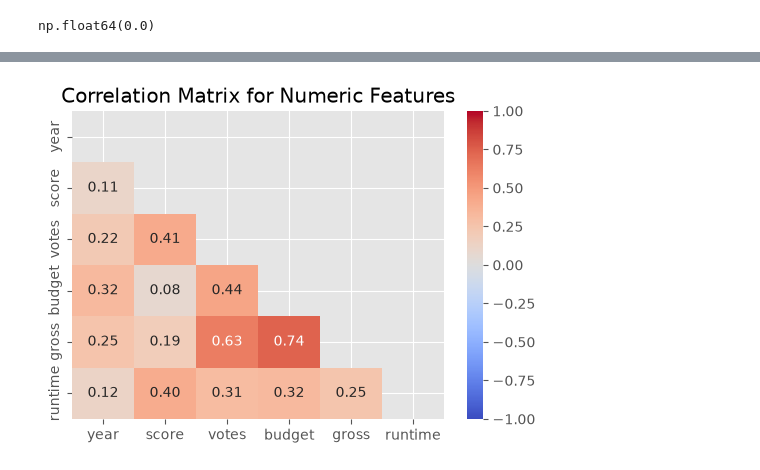
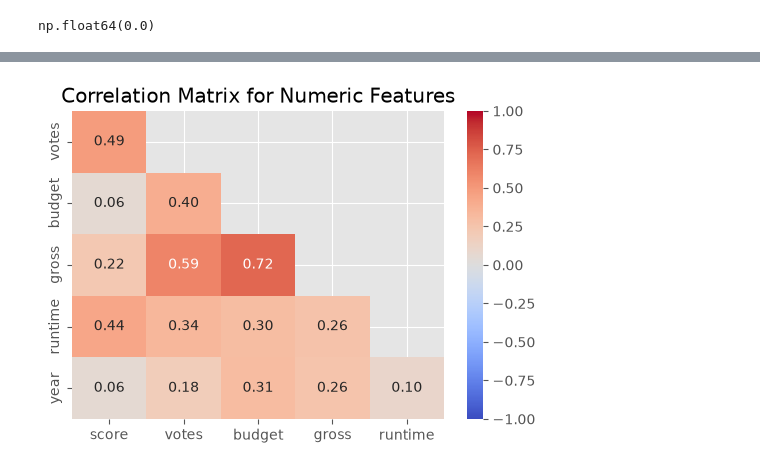
Before and after one commit to ogicode/Film_Correlation, a Jupyter notebook: notebook.ipynb, the cells around one changed output, grey strips where cells are left out. Drawn from its saved outputs; the diff is of its cells as text; code cells hidden in the pictures.

```diff
--- a/notebook.ipynb
+++ b/notebook.ipynb
@@ -214,11 +226,14 @@ plt.show()
 # %% [markdown]
 It looks like the bigger gross the less missing buget, also most movies are in the category of over 10 milion. It is also much more interesting to big studios to look at movies with biger bugets. Fro these reasons we will drop movies under 10mil.
 # %%
-# drop movies under 10mil
-df = df[df['gross'] >= 10_000_000]
+# drop movies under 10mil and year isnt 2020
+df = df[(df['gross'] >= 10_000_000) & (df['year'] != 2020)]
 # %%
 # check duplicate rows
 round(df.duplicated().mean() * 100, 2)
 # %% [output]
 np.float64(0.0)
+# %%
+# lets add estimated studio revenue, assuming ~50% of gross goes to cinemas
+df['revenue_est'] = df['gross'] / 2
 # %% [markdown]
@@ -226,24 +245,28 @@ The dataset is mostly clean. We have no duplicates, misisng values in buget drop
 # %%
-max_val = max(clean['budget'].max(), clean['gross'].max())
+# estimated studio revenue_est, ~50% of gross goes to cinemas
+df['revenue_est'] = df['gross'] / 2
 
-plt.figure(figsize=(6, 6))
-sns.regplot(x='budget', y='gross', data=clean,
+# only movies with both budget and revenue_est, in millions
+clean = df.dropna(subset=['budget', 'revenue_est'])
+x = clean['budget'] / 1e6
+y = clean['revenue_est'] / 1e6
+
+plt.figure(figsize=(6, 4))
+sns.regplot(x=x, y=y, ci=None,
             scatter_kws={'color': 'red', 's': 10, 'alpha': 0.5},
             line_kws={'color': 'blue'})
 
-plt.plot([0, max_val], [0, max_val], color='green', linestyle='--', label='Break-even (gross = budget)')
+plt.plot([0, x.max()], [0, x.max()], color='green', linestyle='--', label='buget = revenue_est')
 
-slope, intercept = np.polyfit(clean['budget'], clean['gross'], 1)
-corr = clean['budget'].corr(clean['gross'])
-plt.title(f'Budget vs Gross  |  r = {corr:.2f}  |  slope = {slope:.2f}')
+slope, intercept = np.polyfit(x, y, 1)
+corr = x.corr(y)
+plt.title(f'Budget vs Revenue_est  |  r = {corr:.2f}  |  slope = {slope:.2f}')
 
-plt.xlim(0, max_val)
-plt.ylim(0, max_val)
-plt.gca().set_aspect('equal')
-
-plt.xlabel('Budget')
-plt.ylabel('Gross')
+# show
+plt.xlim(0, x.max())
+plt.ylim(0, y.max())
+plt.xlabel('Budget (M)')
+plt.ylabel('Revenue_est (M)')
 plt.legend()
 plt.show()
-# sto linear regresion ne ide do kraja?
 # %% [output]
@@ -264,15 +274,19 @@ df.corr(numeric_only=True)
 # %%
 # correlation heatmap
 # hide 1s diagonal
-corr = df.corr(numeric_only=True)
+corr = df.drop(columns=['budget_missing', 'revenue_est']).corr(numeric_only=True)
 mask = np.triu(np.ones_like(corr, dtype=bool))
+
+# drop empty first row and last column
+corr = corr.iloc[1:, :-1]
+mask = mask[1:, :-1]
 
 plt.figure(figsize=(6, 4))
 sns.heatmap(corr, mask=mask, annot=True, fmt='.2f', cmap='coolwarm', vmin=-1, vmax=1)
 plt.title('Correlation Matrix for Numeric Features')
 plt.show()
 # %% [output]
-[figure, old version]
+[figure, new version]
 # %%
 # results
 # budget and gross 0.74 strong: bigger budget bigger gross
```
Also changed, not shown: parts of 30 cells of this notebook, 2 other files.
